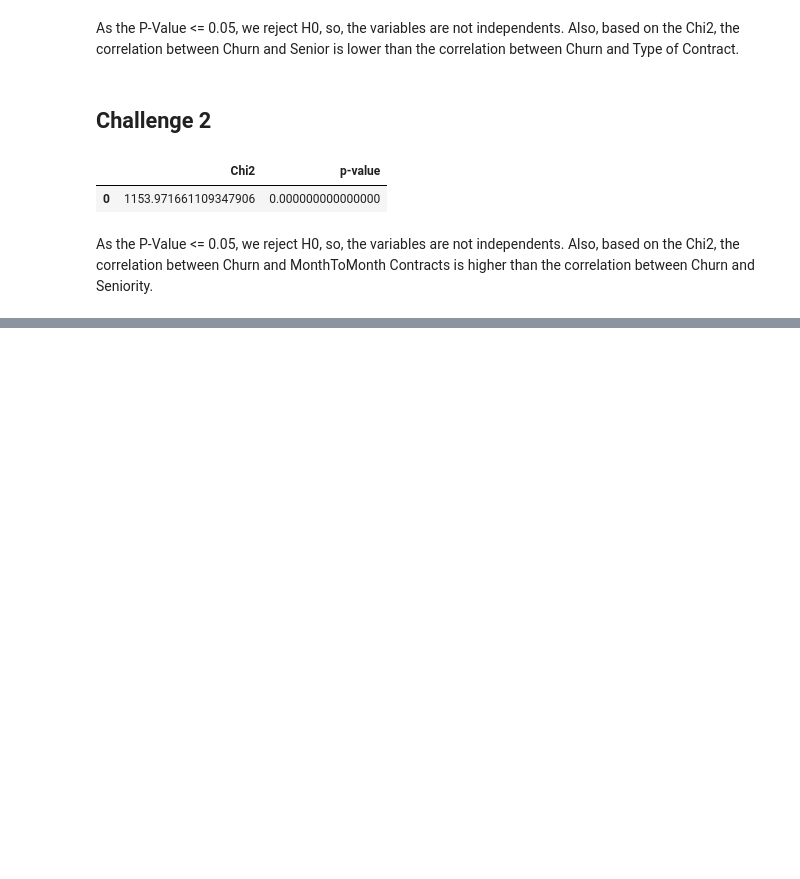
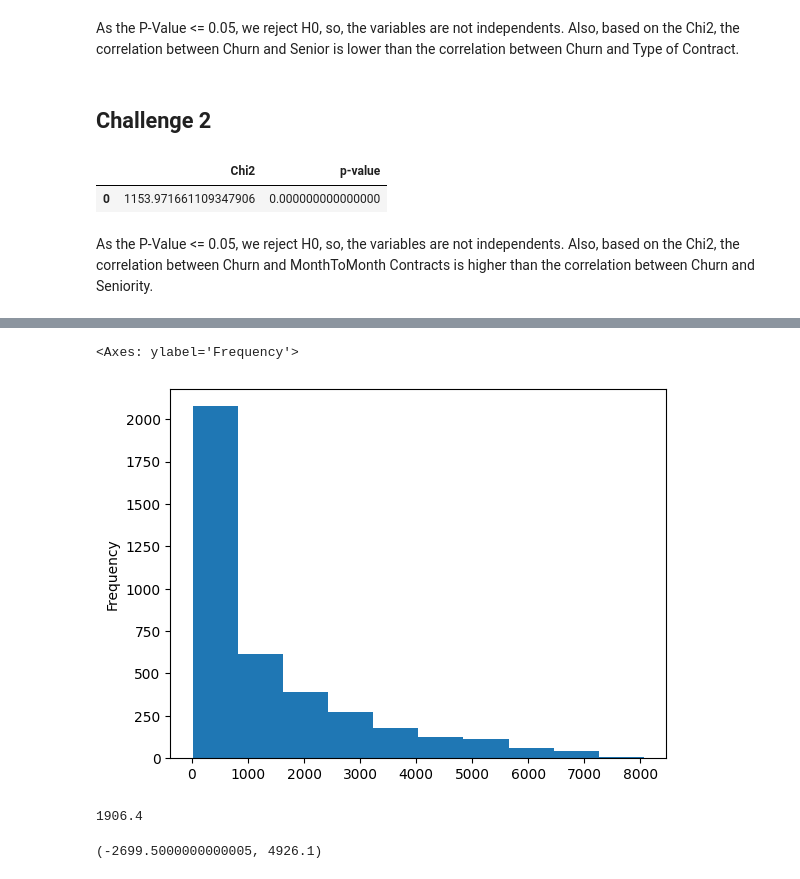
Before and after one commit to zec4o/telecom-services-eda, a Jupyter notebook: eda_churn.ipynb, the cells around one changed output, grey strips where cells are left out. Cells and saved outputs as stored; diff of their text form; code cells hidden in the pictures; blank space fills up the shorter version.

```diff
--- a/eda_churn.ipynb
+++ b/eda_churn.ipynb
@@ -776,0 +818,24 @@ As the P-Value <= 0.05, we reject H0, so, the variables are not independents. Al
+# %%
+# Generate an histogram - Check visually if the data is distributed normally
+df_churn_month.TotalCharges.plot.hist()
+# %% [output]
+<Axes: ylabel='Frequency'>
+[figure, added]
+# %%
+# Tukey Test - IQR (Interquartile Range) - Anormal Distribution
+# IQR Formula = Q3 - Q1
+q1_TotalCharges_month = df_churn_month.TotalCharges.quantile(q=0.25)
+q3_TotalCharges_month = df_churn_month.TotalCharges.quantile(q=0.75)
+iqr_TotalCharges_month = q3_TotalCharges_month - q1_TotalCharges_month
+iqr_TotalCharges_month
+# %% [output]
+1906.4
+# %%
+# Inferior and Superior Limits
+inferior_limit_TotalCharges_month = q1_TotalCharges_month - (iqr_TotalCharges_month * 1.5)
+superior_limit_TotalCharges_month = q3_TotalCharges_month + (iqr_TotalCharges_month * 1.5)
+
+# Check the Inferior and Superior Limits
+inferior_limit_TotalCharges_month, superior_limit_TotalCharges_month
+# %% [output]
+(-2699.5000000000005, 4926.1)
```
Also changed, not shown: parts of 11 cells of this notebook.
